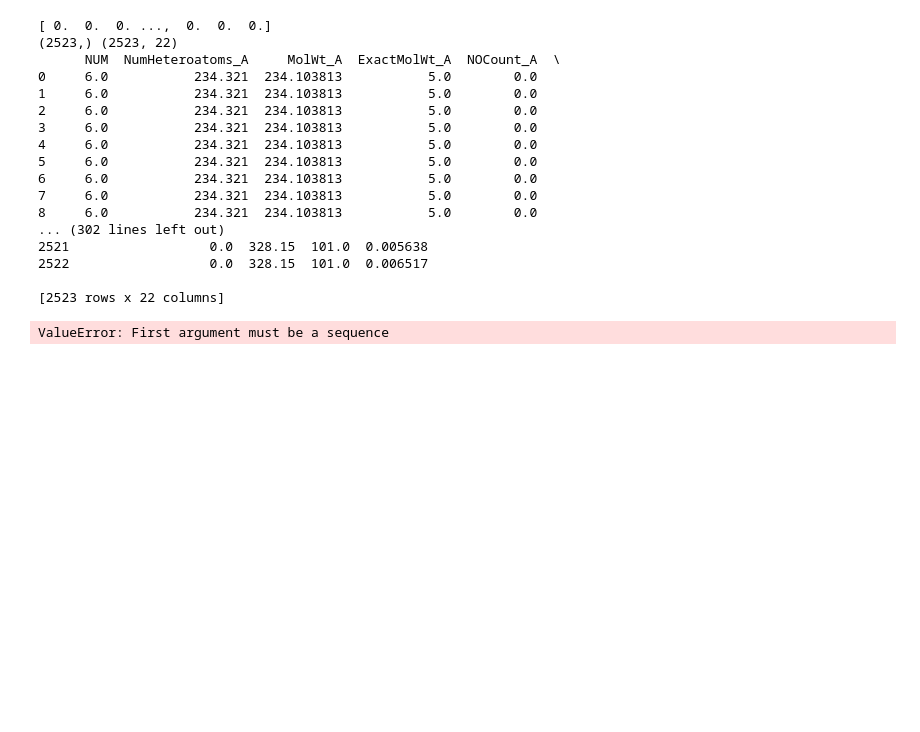
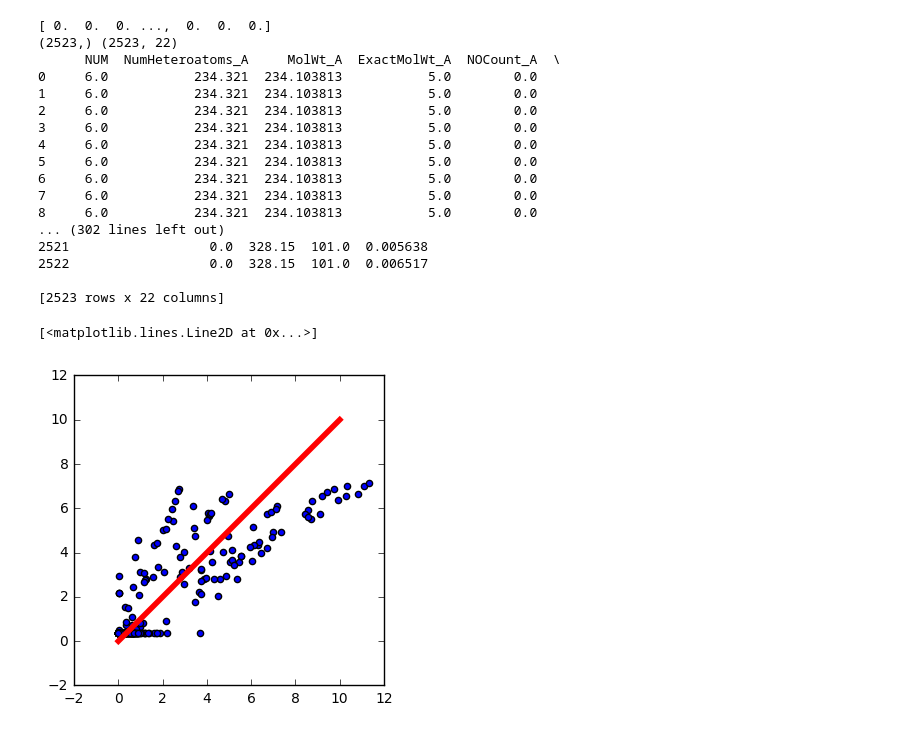
Before and after one commit to joekasp/ionic_liquids, a Jupyter notebook: ionic_liquids/datasets/Molecular Descriptors.ipynb, the cells around one changed output. Saved outputs shown, nothing was run; the diff lists cells and outputs as text; code cells hidden in the pictures; blank space fills up the shorter version.

Commit message:
Add the Standard Scalar, make the predcition plot

```diff
--- a/ionic_liquids/datasets/Molecular Descriptors.ipynb
+++ b/ionic_liquids/datasets/Molecular Descriptors.ipynb
@@ -70,13 +72,15 @@ y = data['EC_value']
 
 [2523 rows x 22 columns]
 # %%
+X = StandardScaler().fit_transform(X)
 X_train, X_test, y_train, y_test = train_test_split(X, y, test_size=0.1)
 # %%
 #Neural Network
-mlp = MLPClassifier(hidden_layer_sizes=(1,), activation='relu', solver='adam', alpha=0.0001, max_iter=200, random_state=None)
-mlp.fit(new_data[['NumHeteroatoms_A','MolWt_A','ExactMolWt_A','NOCount_A','NumHDonors_A','RingCount_A','NumAromaticRings_A','NumSaturatedRings_A','NumAliphaticRings_A','NumHeteroatoms_B','MolWt_B','ExactMolWt_B','NOCount_B','NumHDonors_B','RingCount_B','NumAromaticRings_B','NumSaturatedRings_B','NumAliphaticRings_B','T','P','MOLFRC_A']],y)
+mlp = MLPRegressor(hidden_layer_sizes=(1,), activation='relu', solver='adam', alpha=0.0001, max_iter=2000, random_state=None)
+mlp.fit(X_train,y_train)
 plt.figure(figsize=(4,4))
-plt.scatter(y,mlp.predict(new_data[['NumHeteroatoms_A','MolWt_A','ExactMolWt_A','NOCount_A','NumHDonors_A','RingCount_A','NumAromaticRings_A','NumSaturatedRings_A','NumAliphaticRings_A','NumHeteroatoms_B','MolWt_B','ExactMolWt_B','NOCount_B','NumHDonors_B','RingCount_B','NumAromaticRings_B','NumSaturatedRings_B','NumAliphaticRings_B','T','P','MOLFRC_A']]))
+plt.scatter(y_test.values.astype(np.float),mlp.predict(X_test))
 plt.plot([0,10],[0,10],lw=4,color='red')
 # %% [output]
-ValueError: First argument must be a sequence
+[<matplotlib.lines.Line2D at 0x...>]
+[figure, added]
```
Also changed, not shown: parts of 6 cells of this notebook.
